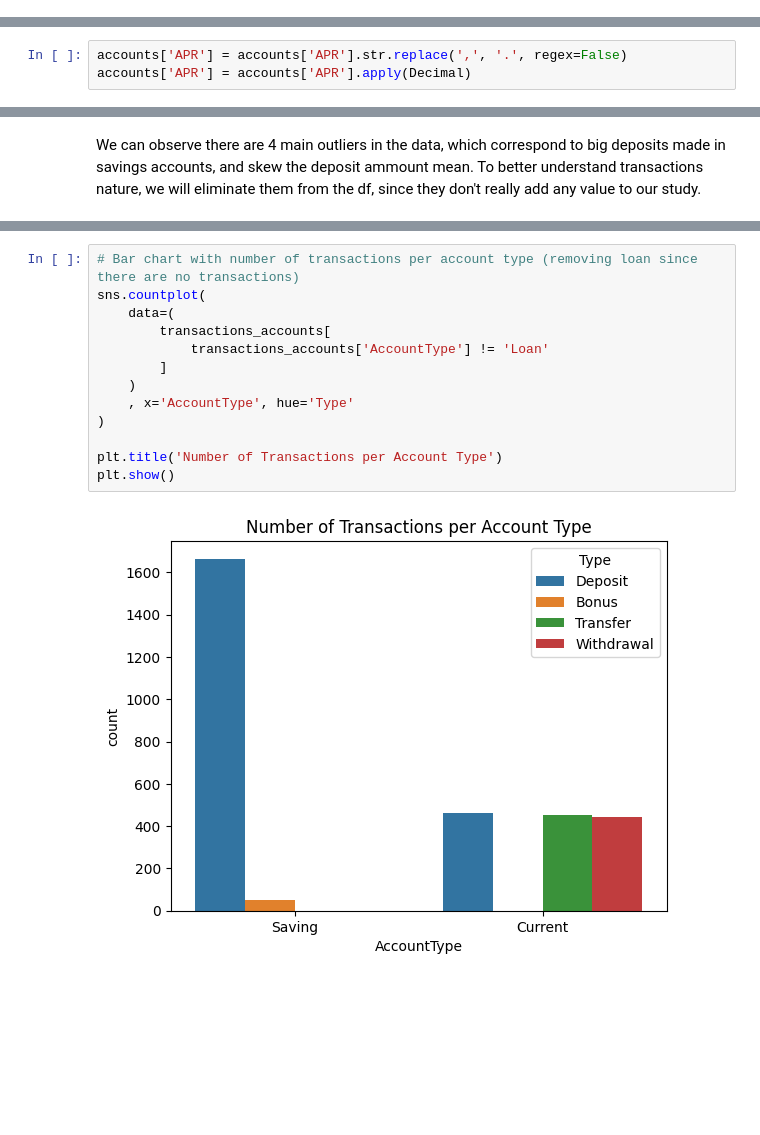
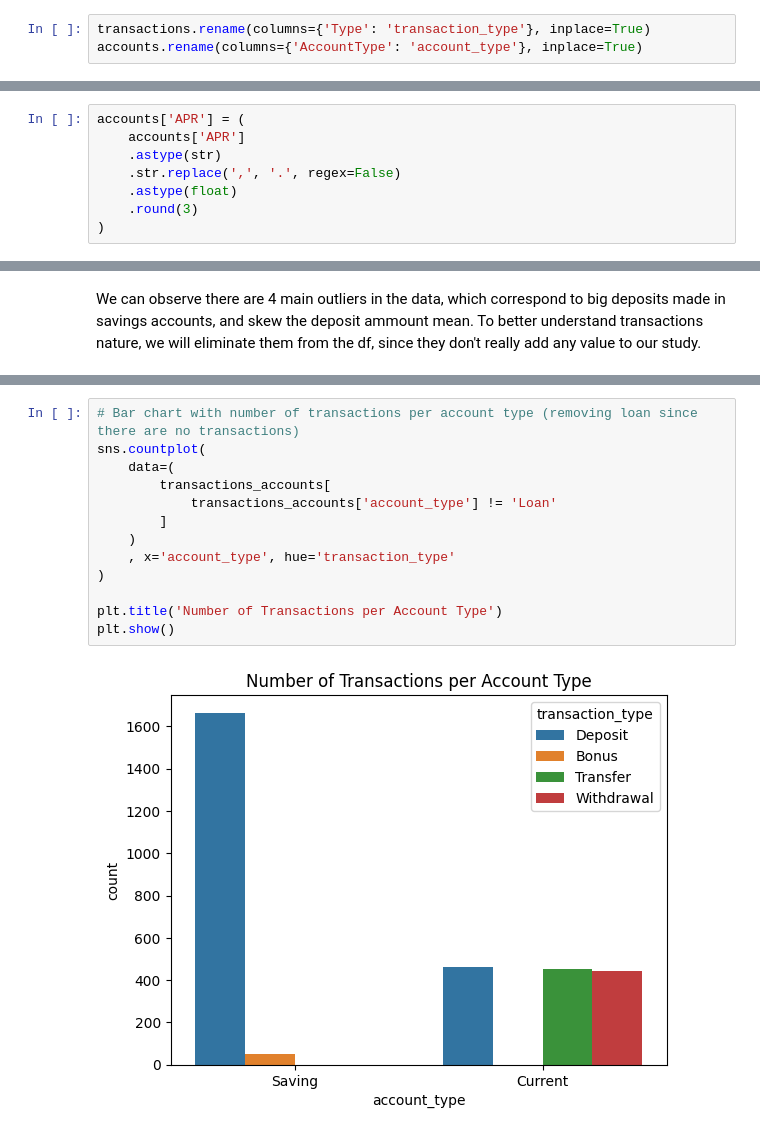
Before and after one commit to arortega-git/world_bank_ETL, a Jupyter notebook: test_pwc/notebook/notebook.ipynb, the cells around one changed output, grey strips where cells are left out. Cells and saved outputs as stored; diff of their text form; blank space fills up the shorter version.

```diff
--- a/test_pwc/notebook/notebook.ipynb
+++ b/test_pwc/notebook/notebook.ipynb
@@ -225 +227,4 @@ transactions['Amount'] = transactions['Amount'].astype(float)
+# %%
+transactions.rename(columns={'Type': 'transaction_type'}, inplace=True)
+accounts.rename(columns={'AccountType': 'account_type'}, inplace=True)
 # %% [markdown]
@@ -227,6 +236,11 @@ And finally, 'APR' from accounts comes as strings, with decimal commas instead o
 # %%
-accounts['APR'] = accounts['APR'].str.replace(',', '.', regex=False)
-accounts['APR'] = accounts['APR'].apply(Decimal)
+accounts['APR'] = (
+    accounts['APR']
+    .astype(str)
+    .str.replace(',', '.', regex=False)
+    .astype(float)
+    .round(3)
+)
 # %% [markdown]
 ___
 # %% [markdown]
@@ -464,18 +478,18 @@ display(
 # %%
 # Bar chart with number of transactions per account type (removing loan since there are no transactions)
 sns.countplot(
     data=(
         transactions_accounts[
-            transactions_accounts['AccountType'] != 'Loan'
+            transactions_accounts['account_type'] != 'Loan'
         ]
     )
-    , x='AccountType', hue='Type'
+    , x='account_type', hue='transaction_type'
 )
 
 plt.title('Number of Transactions per Account Type')
 plt.show()
 # %% [output]
-[figure, old version]
+[figure, new version]
 # %% [markdown]
 ### 3.3. Overview of the costs and revenues per product in the last year (2023) together with product profitability
 You should consider the interest rates (loans and savings) and transaction fees (current account and savings) for the
```
Also changed, not shown: parts of 30 cells of this notebook.
